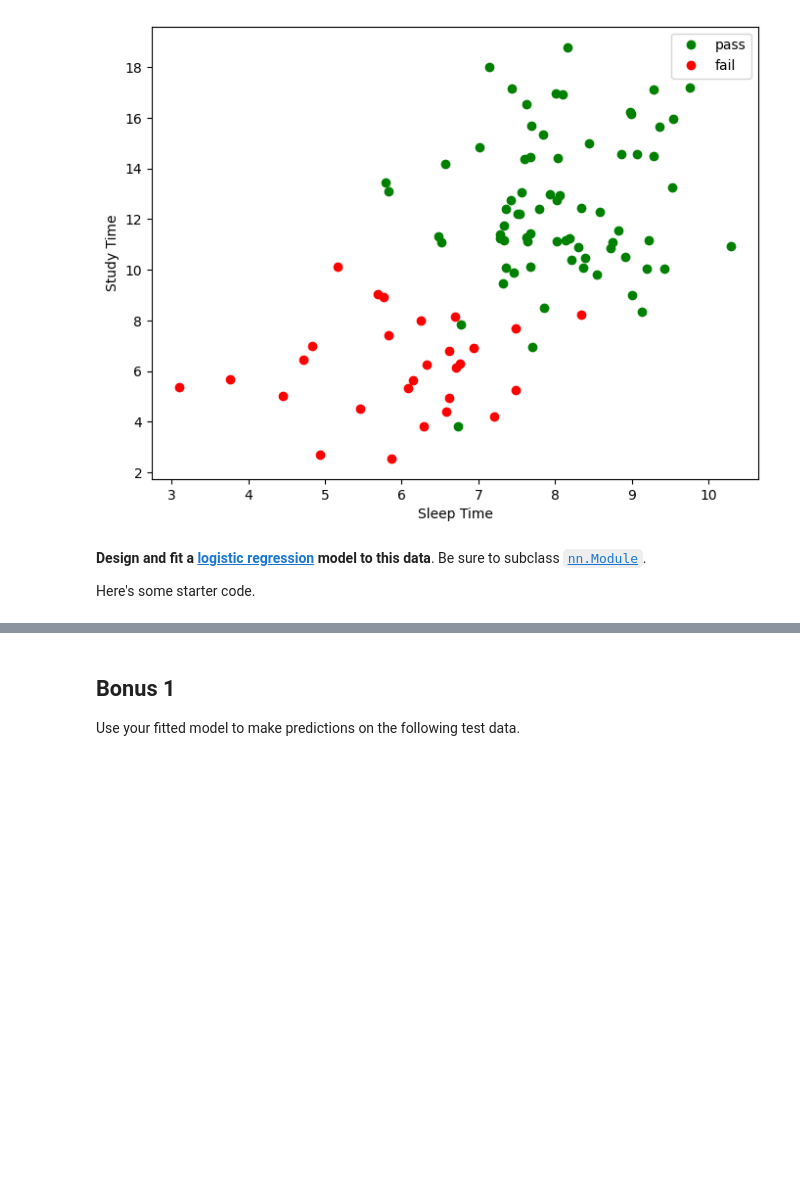
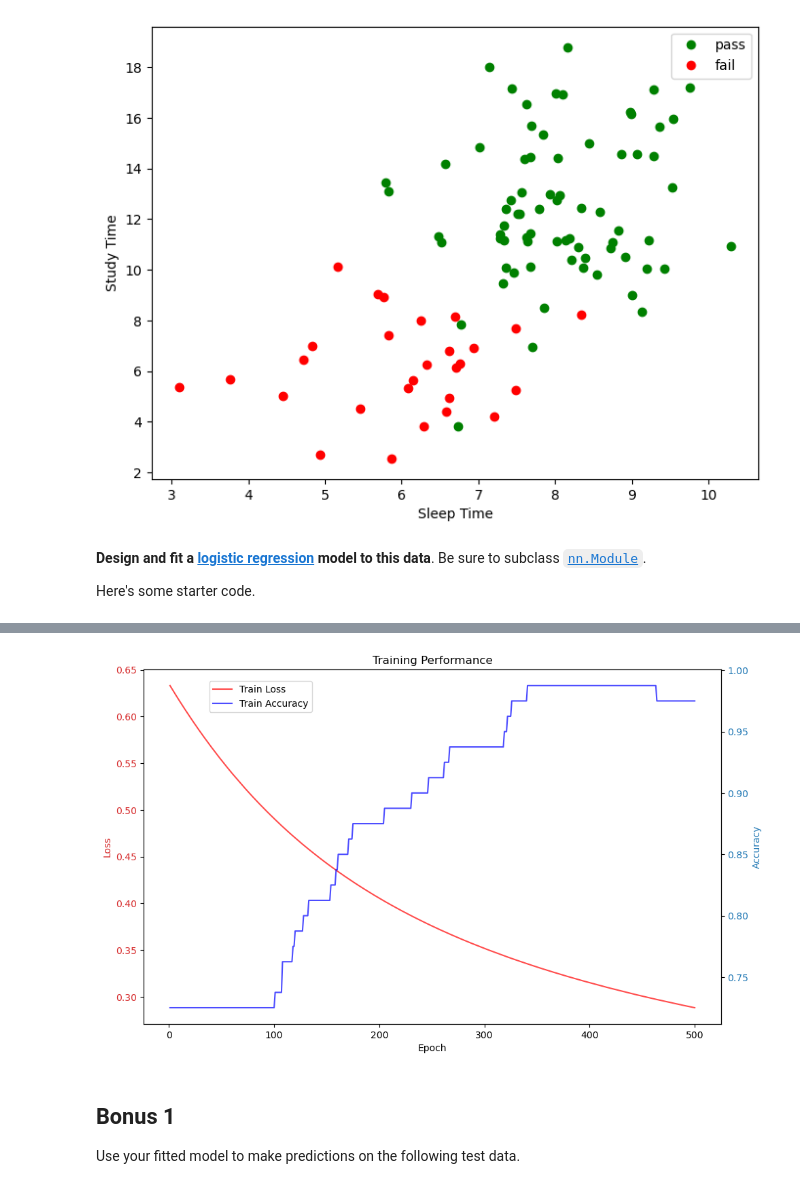
Before and after one commit to nranthony/problemsets_solutions, a Jupyter notebook: pytorch/basic-models/pass-or-fail.ipynb, the cells around one changed output, grey strips where cells are left out. Drawn from its saved outputs; the diff is of its cells as text; code cells hidden in the pictures; blank space fills up the shorter version.

```diff
--- a/pytorch/basic-models/pass-or-fail.ipynb
+++ b/pytorch/basic-models/pass-or-fail.ipynb
@@ -80,0 +97,76 @@ class LogisticRegression(nn.Module):
+# %%
+criterion = nn.BCEWithLogitsLoss()
+optimizer = optim.SGD(lr_model.parameters(), lr=0.001)
+num_epochs = 500
+batch_size = 10
+
+train_losses = []
+train_accuracies = []
+test_losses = []
+test_accuracies = []
+
+train_dataset = TensorDataset(torch.tensor(X_train_val, device=device, dtype=torch.float32),
+                              torch.tensor(y_train_val, device=device, dtype=torch.float32).unsqueeze(1))
+train_dataloader = DataLoader(train_dataset, batch_size=batch_size, shuffle=True)
+test_dataset = TensorDataset(torch.tensor(X_test, device=device, dtype=torch.float32),
+                               torch.tensor(y_test, device=device, dtype=torch.float32).unsqueeze(1))
+test_dataloader = DataLoader(test_dataset, batch_size=batch_size, shuffle=False)
+# %%
+# --- Train all epochs
+for epoch in tqdm(range(num_epochs), desc="Epoch"):
+    lr_model.train()
+    batch_losses = []
+    batch_accuracies = []
+    for batch_inputs, batch_labels in train_dataloader:
+        optimizer.zero_grad()
+        pred = lr_model(batch_inputs)
+        loss = criterion(pred, batch_labels)
+        loss.backward()
+        optimizer.step()
+        batch_losses.append(loss.item())
+        pred_labels = torch.round(torch.sigmoid(pred))
+        batch_accuracies.append(accuracy_score(batch_labels.cpu().detach().numpy(),
+                                               pred_labels.cpu().detach().numpy()))
+
+    train_losses.append(np.mean(batch_losses))
+    train_accuracies.append(np.mean(batch_accuracies))
+
+# --- Test evaluation
+lr_model.eval()
+test_losses = []
+test_accuracies = []
+
+with torch.no_grad():
+    for batch_inputs, batch_labels in test_dataloader:
+        pred = lr_model(batch_inputs)
+        loss = criterion(pred, batch_labels)
+
+        test_losses.append(loss.item())
+        pred_labels = torch.round(torch.sigmoid(pred))
+        test_accuracies.append(accuracy_score(batch_labels.cpu().detach().numpy(),
+                                                pred_labels.cpu().detach().numpy()))
+
+avg_test_loss = np.mean(test_losses)
+avg_test_accuracy = np.mean(test_accuracies)
+print(f"Test Loss: {avg_test_loss:.4f}, Test Accuracy: {avg_test_accuracy:.4f}")
+
+# --- Plot training performance
+epochs = range(1, len(train_losses) + 1)
+fig, ax1 = plt.subplots(figsize=(10, 6))
+color = 'tab:red'
+ax1.set_xlabel('Epoch')
+ax1.set_ylabel('Loss', color=color)
+ax1.plot(epochs, train_losses, 'r-', label='Train Loss', alpha=0.7)
+ax1.tick_params(axis='y', labelcolor=color)
+
+ax2 = ax1.twinx()
+color = 'tab:blue'
+ax2.set_ylabel('Accuracy', color=color)
+ax2.plot(epochs, train_accuracies, 'b-', label='Train Accuracy', alpha=0.7)
+ax2.tick_params(axis='y', labelcolor=color)
+
+fig.tight_layout()
+plt.title('Training Performance')
+fig.legend(loc='upper right', bbox_to_anchor=(0.33, 0.95), bbox_transform=fig.transFigure)
+plt.show()
+# %% [output]
@@ -81,3 +174,4 @@ class LogisticRegression(nn.Module):
+[figure, added]
 # %% [markdown]
 ## Bonus 1
 
```
Also changed, not shown: parts of 11 cells of this notebook.
